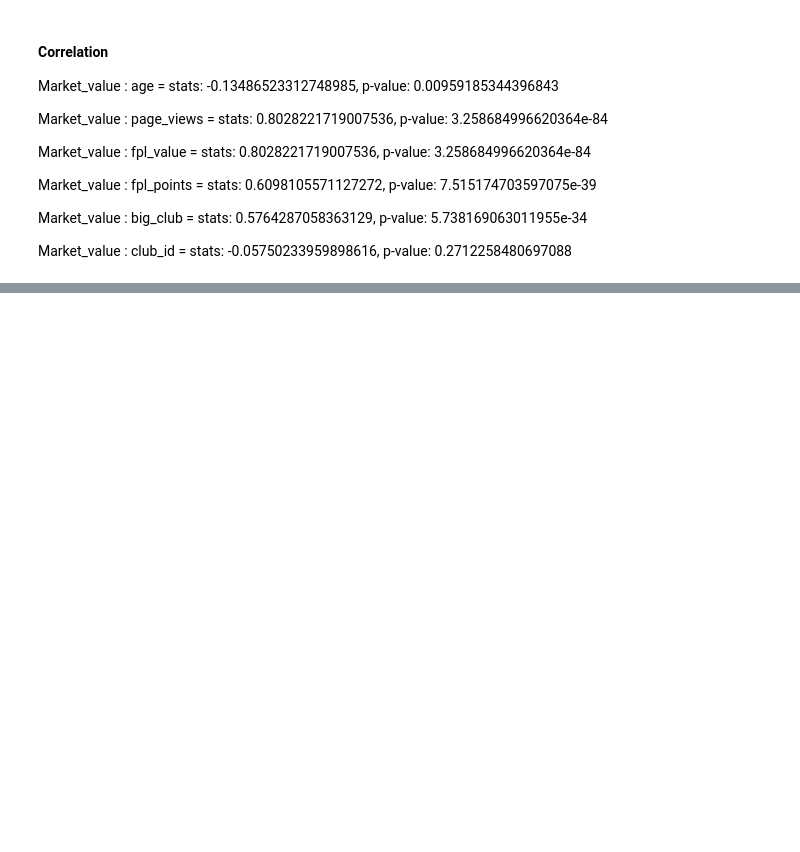
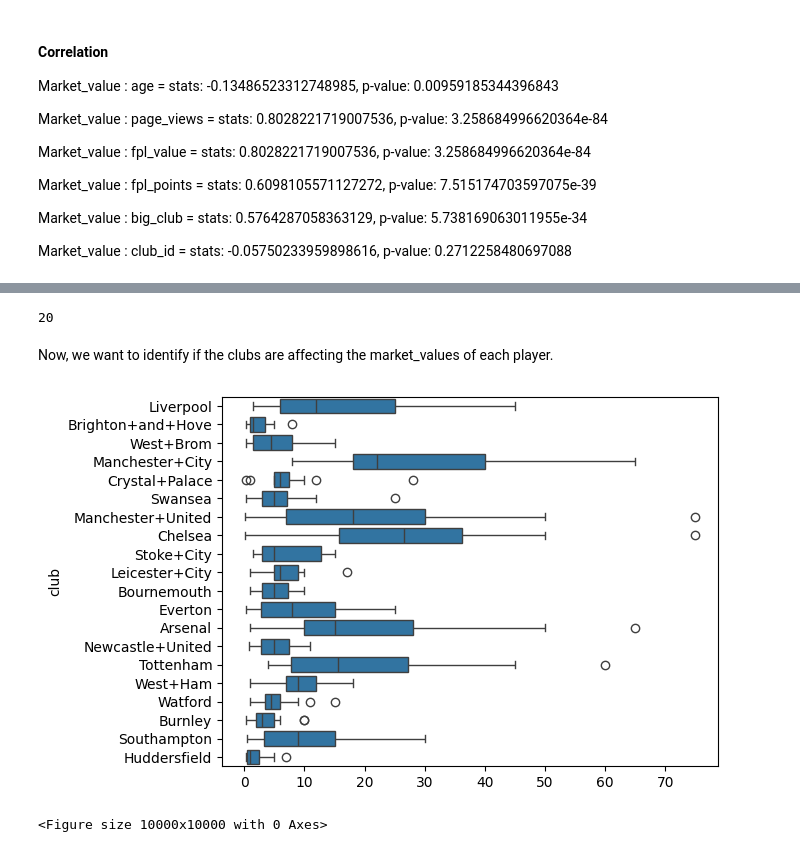
Before and after one commit to rishi0282/Data-Science, a Jupyter notebook: Price_prediction_model/football_player_price_prediction_model.ipynb, the cells around one changed output, grey strips where cells are left out. Saved outputs shown, nothing was run; the diff lists cells and outputs as text; code cells hidden in the pictures; blank space fills up the shorter version.

```diff
--- a/Price_prediction_model/football_player_price_prediction_model.ipynb
+++ b/Price_prediction_model/football_player_price_prediction_model.ipynb
@@ -338,0 +358,5 @@ Market_value : club_id =     stats: -0.05750233959898616, p-value: 0.27122584806
+# %%
+# Helps to get the number of unique values
+df['club'].nunique()
+# %% [output]
+20
@@ -338,0 +366,14 @@ Market_value : club_id =     stats: -0.05750233959898616, p-value: 0.27122584806
+# %% [markdown]
+Now, we want to identify if the clubs are affecting the market_values of each player.
+# %%
+import seaborn as sns
+import matplotlib.pyplot as plt
+# sns.kdeplot(x=market_val,y=training_dataset['club'])
+# sns.kdeplot(x=market_val,y=un)
+sns.boxplot(x=market_val,y=training_dataset['club'])
+plt.figure(figsize=(100,100))
+# plt.figimage()
+plt.show()
+# %% [output]
+[figure, added]
+<Figure size 10000x10000 with 0 Axes>
```
Also changed, not shown: parts of 7 cells of this notebook.
